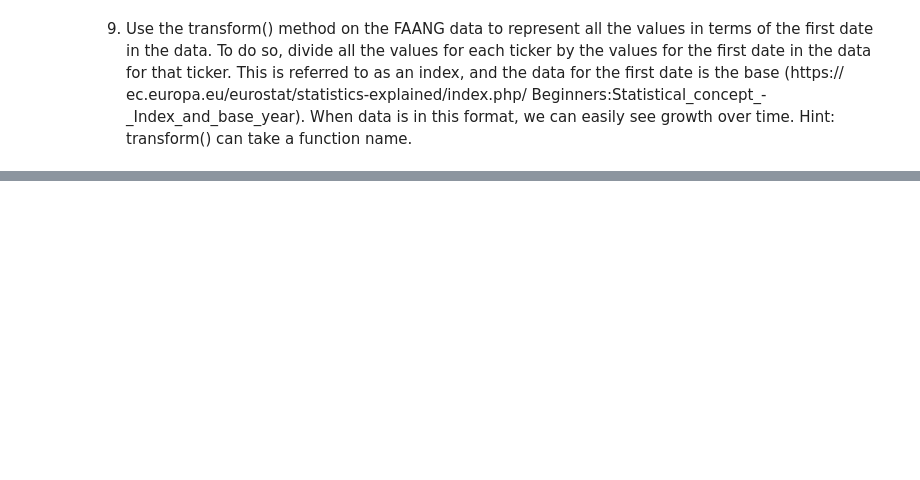
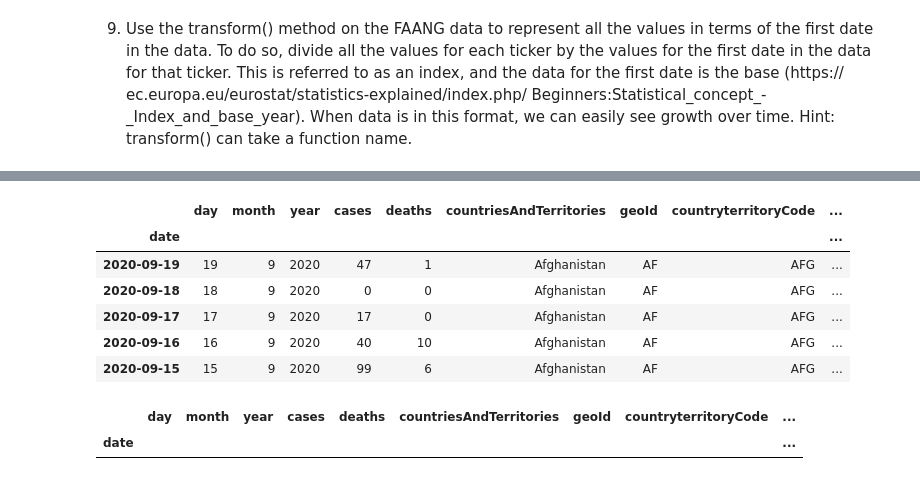
Before and after one commit to adrianacupp/Hands-On-Data-Analysis-with-Pandas-2nd-edition, a Jupyter notebook: ch_04/exercise chapter 4.ipynb, the cells around one changed output, grey strips where cells are left out. Cells and saved outputs as stored; diff of their text form; code cells hidden in the pictures; blank space fills up the shorter version.

```diff
--- a/ch_04/exercise chapter 4.ipynb
+++ b/ch_04/exercise chapter 4.ipynb
@@ -271,0 +345,3 @@ new[new.event.notna()]
+# %%
+covid['date'] = pd.DatetimeIndex(covid['dateRep'])
+covid.head()
@@ -271,0 +355,13 @@ new[new.event.notna()]
+# %%
+covid.reset_index(inplace= True)
+covid.set_index(['date'], inplace= True)
+covid.drop(columns= ['index','dateRep'], inplace= True)
+covid.head()
+# %% [output]
+|  | day | month | year | cases | deaths | countriesAndTerritories | geoId | countryterritoryCode | ... |
+| date |  |  |  |  |  |  |  |  | ... |
+| 2020-09-19 | 19 | 9 | 2020 | 47 | 1 | Afghanistan | AF | AFG | ... |
+| 2020-09-18 | 18 | 9 | 2020 | 0 | 0 | Afghanistan | AF | AFG | ... |
+| 2020-09-17 | 17 | 9 | 2020 | 17 | 0 | Afghanistan | AF | AFG | ... |
+| 2020-09-16 | 16 | 9 | 2020 | 40 | 10 | Afghanistan | AF | AFG | ... |
+| 2020-09-15 | 15 | 9 | 2020 | 99 | 6 | Afghanistan | AF | AFG | ... |
@@ -271,0 +371,5 @@ new[new.event.notna()]
+# %%
+covid.loc[covid['countriesAndTerritories'] == 'United_Kingdom']
+# %% [output]
+|  | day | month | year | cases | deaths | countriesAndTerritories | geoId | countryterritoryCode | ... |
+| date |  |  |  |  |  |  |  |  | ... |
```
Also changed, not shown: parts of 10 cells of this notebook.
